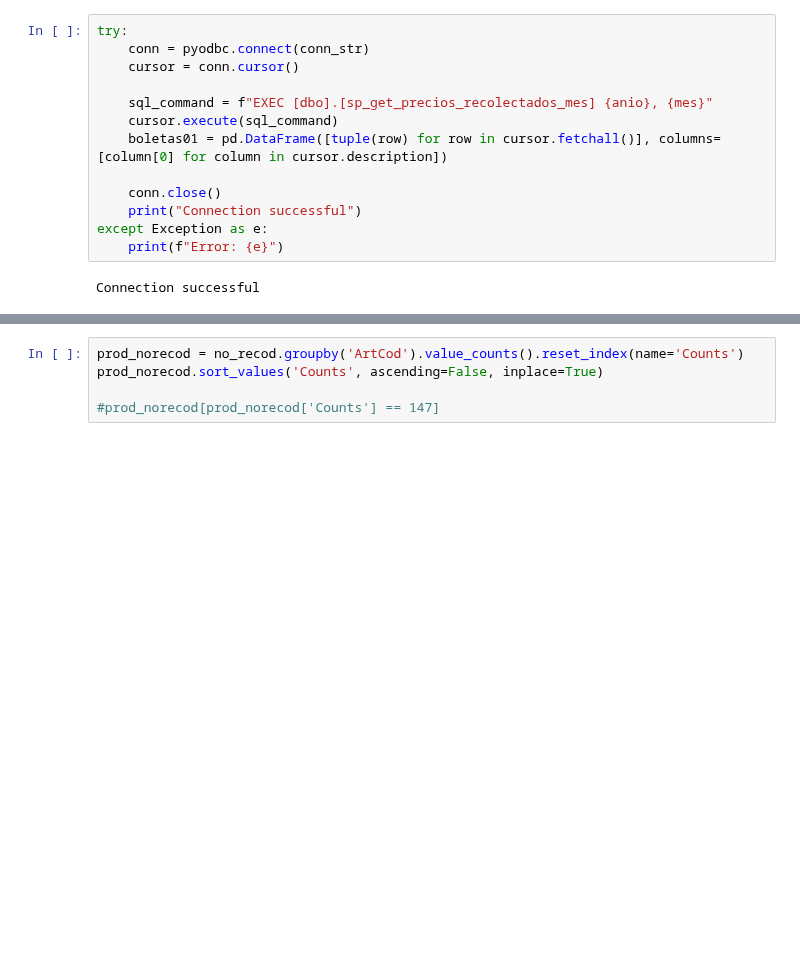
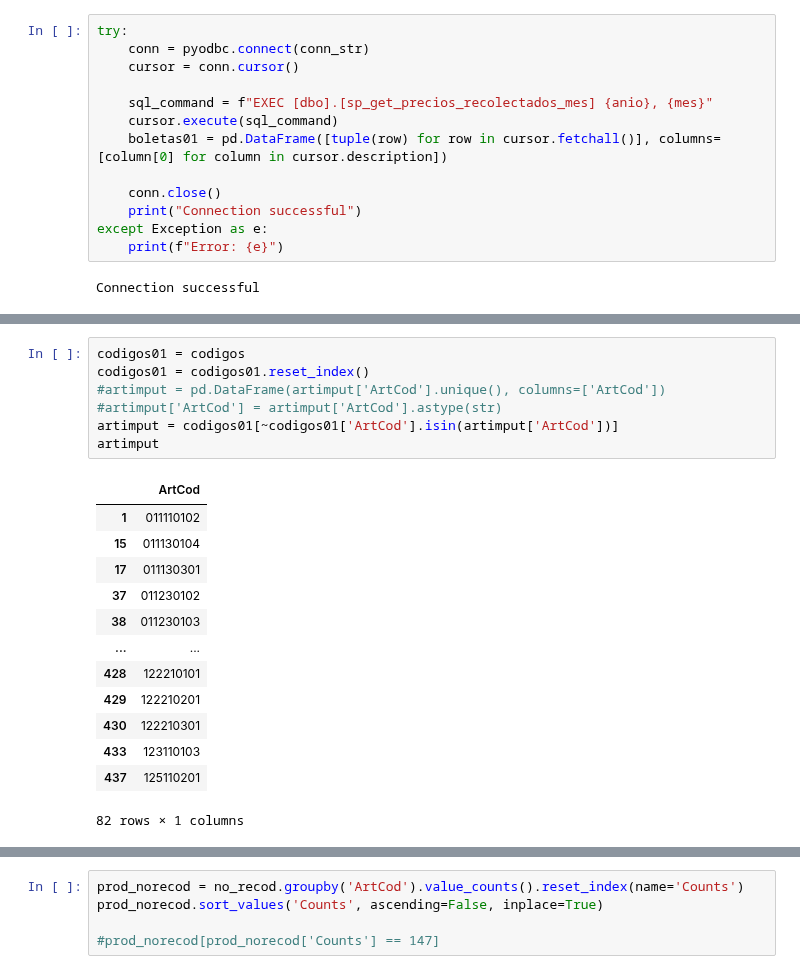
Before and after one commit to ShannonNCM/ComparacionCalculoIPC, a Jupyter notebook: IPC2024_base2010/ipc_2024.ipynb, the cells around one changed output, grey strips where cells are left out. Saved outputs shown, nothing was run; the diff lists cells and outputs as text; blank space fills up the shorter version.

```diff
--- a/IPC2024_base2010/ipc_2024.ipynb
+++ b/IPC2024_base2010/ipc_2024.ipynb
@@ -201,0 +219,21 @@ no_recod
+# %%
+codigos01 = codigos
+codigos01 = codigos01.reset_index()
+#artimput = pd.DataFrame(artimput['ArtCod'].unique(), columns=['ArtCod'])
+#artimput['ArtCod'] = artimput['ArtCod'].astype(str)
+artimput = codigos01[~codigos01['ArtCod'].isin(artimput['ArtCod'])]
+artimput
+# %% [output]
+|  | ArtCod |
+| 1 | 011110102 |
+| 15 | 011130104 |
+| 17 | 011130301 |
+| 37 | 011230102 |
+| 38 | 011230103 |
+| ... | ... |
+| 428 | 122210101 |
+| 429 | 122210201 |
+| 430 | 122210301 |
+| 433 | 123110103 |
+| 437 | 125110201 |
+82 rows × 1 columns
```
Also changed, not shown: parts of 30 cells of this notebook, 30 other files.
